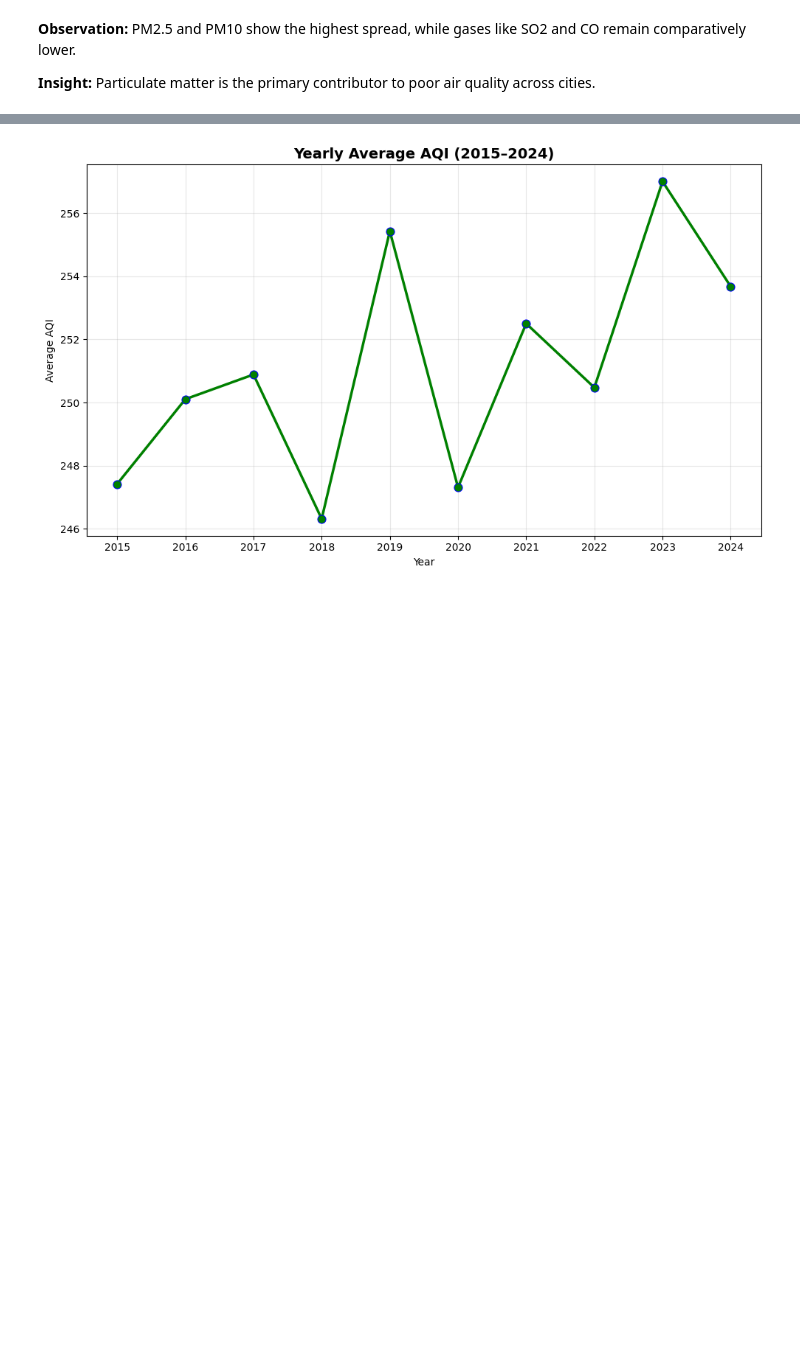
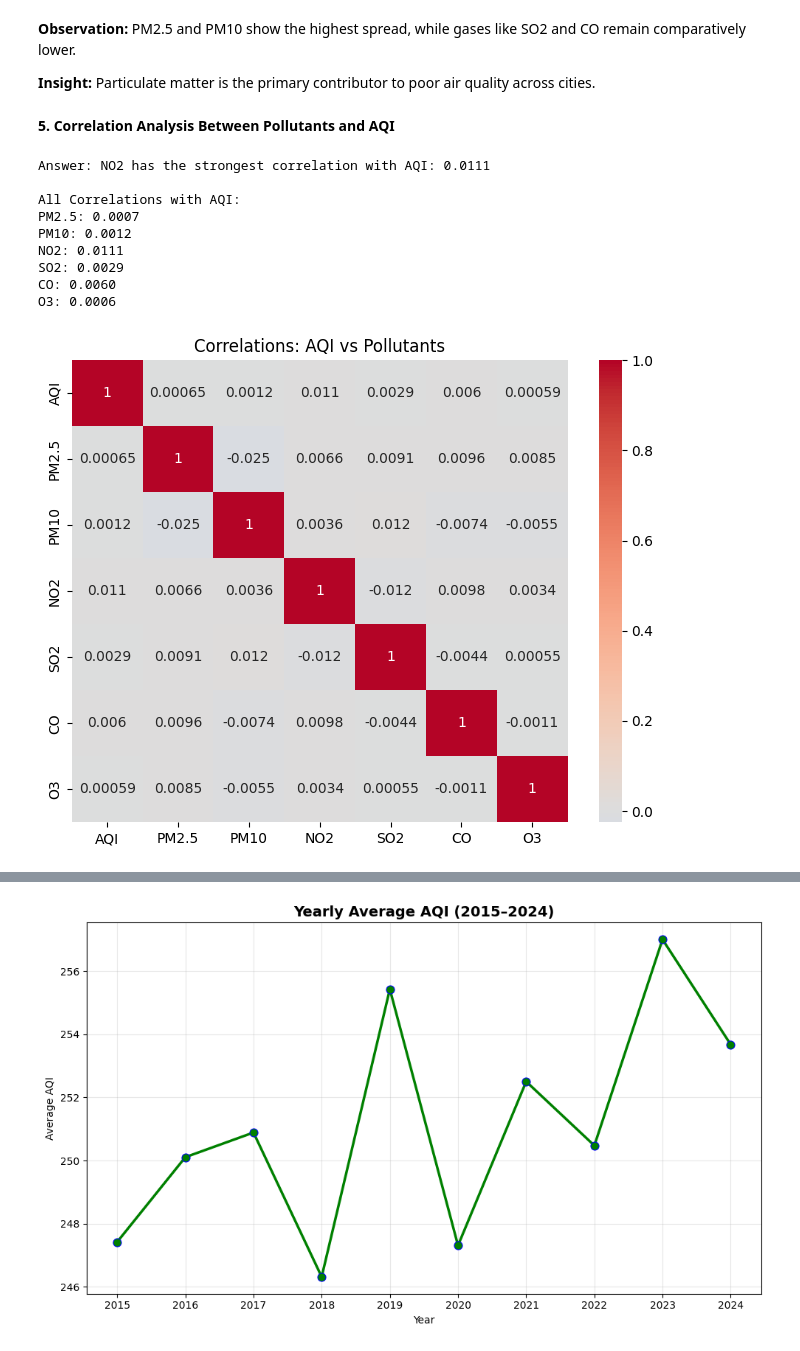
Before and after one commit to siyaraaa18/Air_Quality_Trend_Analysis, a Jupyter notebook: Final_Project_DAA10_Siyara.ipynb, the cells around one changed output, grey strips where cells are left out. Cells and saved outputs as stored; diff of their text form; code cells hidden in the pictures; blank space fills up the shorter version.

```diff
--- a/Final_Project_DAA10_Siyara.ipynb
+++ b/Final_Project_DAA10_Siyara.ipynb
@@ -470,3 +469,34 @@ PM2.5 and PM10 show the highest spread, while gases like SO2 and CO remain compa
 
 **Insight:**
 Particulate matter is the primary contributor to poor air quality across cities.
+# %% [markdown]
+**5. Correlation Analysis Between Pollutants and AQI**
+# %%
+correlations = df[['PM2.5', 'PM10', 'NO2', 'SO2', 'CO', 'O3']].corrwith(df['AQI'])
+
+#strongest correlation
+strongest_pollutant = correlations.idxmax()
+strongest_corr = correlations.max()
+
+print(f"Answer: {strongest_pollutant} has the strongest correlation with AQI: {strongest_corr:.4f}")
+
+print("\nAll Correlations with AQI:")
+for poll, corr in correlations.items():
+    print(f"{poll}: {corr:.4f}")
+
+# Show heatmap as evidence
+plt.figure(figsize=(8,6))
+sns.heatmap(df[['AQI', 'PM2.5', 'PM10', 'NO2', 'SO2', 'CO', 'O3']].corr(), annot=True, cmap='coolwarm', center=0)
+plt.title('Correlations: AQI vs Pollutants')
+plt.show()
+# %% [output]
+Answer: NO2 has the strongest correlation with AQI: 0.0111
+
+All Correlations with AQI:
+PM2.5: 0.0007
+PM10: 0.0012
+NO2: 0.0111
+SO2: 0.0029
+CO: 0.0060
+O3: 0.0006
+[figure, added]
```
Also changed, not shown: parts of 10 cells of this notebook.
